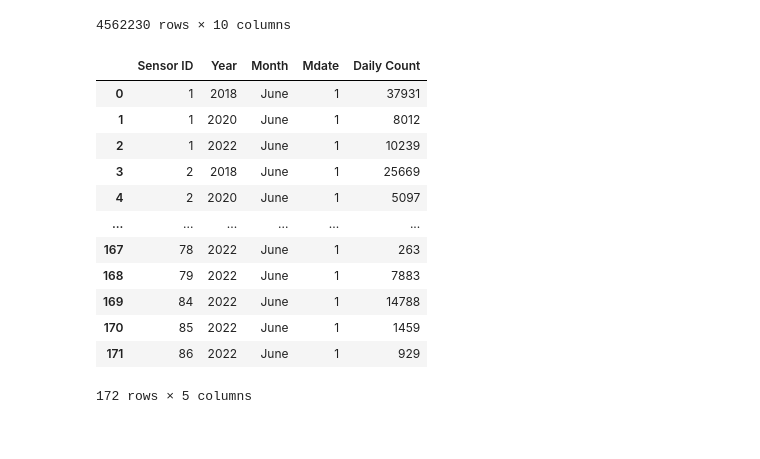
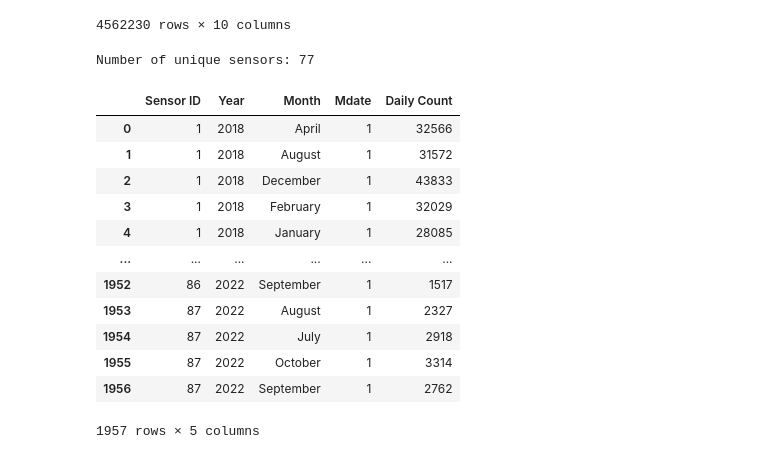
Before and after one commit to hendaman/project-1-challenge, a Jupyter notebook: Question-3-Owen/PedestrianTrafficVolume.ipynb, the cells around one changed output. Saved outputs shown, nothing was run; the diff lists cells and outputs as text; code cells hidden in the pictures.

```diff
--- a/Question-3-Owen/PedestrianTrafficVolume.ipynb
+++ b/Question-3-Owen/PedestrianTrafficVolume.ipynb
@@ -133,36 +131,40 @@ pedestrian_sensor_counts_df
 # %%
 # group the rows by Sensor_ID, Year, Month, and Mdate columns
 grouped_df = pedestrian_sensor_counts_df.groupby(['Sensor_ID', 'Year', 'Month', 'Mdate'])
 
 # aggregate the data using the sum function
 summed_df = grouped_df.sum(numeric_only=True)
 
 # reset the index to make the columns Sensor_ID, Year, Month, and Mdate regular columns
 summed_df = summed_df.reset_index()
 
 # filter the rows based on the given conditions
-filtered_df = summed_df[(summed_df['Mdate'] == 1) & (summed_df['Month'] == 'June') & (summed_df['Year'].isin([2018, 2020, 2022]))]
+filtered_df = summed_df[(summed_df['Mdate'] == 1) & (summed_df['Year'].isin([2018, 2020, 2022]))]
 
 # reset the index
 filtered_df = filtered_df.reset_index(drop=True)
 
 filtered_df = filtered_df.drop(['Time', 'ID'], axis=1)
 
 filtered_df = filtered_df.rename(columns={'Hourly_Counts': 'Daily Count'})
 filtered_df = filtered_df.rename(columns={'Sensor_ID': 'Sensor ID'})
 
+num_unique_sensors = filtered_df['Sensor ID'].nunique()
+print(f"Number of unique sensors: {num_unique_sensors}")
+
 filtered_df
 # %% [output]
+Number of unique sensors: 77
 |  | Sensor ID | Year | Month | Mdate | Daily Count |
-| 0 | 1 | 2018 | June | 1 | 37931 |
-| 1 | 1 | 2020 | June | 1 | 8012 |
-| 2 | 1 | 2022 | June | 1 | 10239 |
-| 3 | 2 | 2018 | June | 1 | 25669 |
-| 4 | 2 | 2020 | June | 1 | 5097 |
+| 0 | 1 | 2018 | April | 1 | 32566 |
+| 1 | 1 | 2018 | August | 1 | 31572 |
+| 2 | 1 | 2018 | December | 1 | 43833 |
+| 3 | 1 | 2018 | February | 1 | 32029 |
+| 4 | 1 | 2018 | January | 1 | 28085 |
 | ... | ... | ... | ... | ... | ... |
-| 167 | 78 | 2022 | June | 1 | 263 |
-| 168 | 79 | 2022 | June | 1 | 7883 |
-| 169 | 84 | 2022 | June | 1 | 14788 |
-| 170 | 85 | 2022 | June | 1 | 1459 |
-| 171 | 86 | 2022 | June | 1 | 929 |
+| 1952 | 86 | 2022 | September | 1 | 1517 |
+| 1953 | 87 | 2022 | August | 1 | 2327 |
+| 1954 | 87 | 2022 | July | 1 | 2918 |
+| 1955 | 87 | 2022 | October | 1 | 3314 |
+| 1956 | 87 | 2022 | September | 1 | 2762 |
-172 rows × 5 columns
+1957 rows × 5 columns
```
Also changed, not shown: parts of 14 cells of this notebook.
